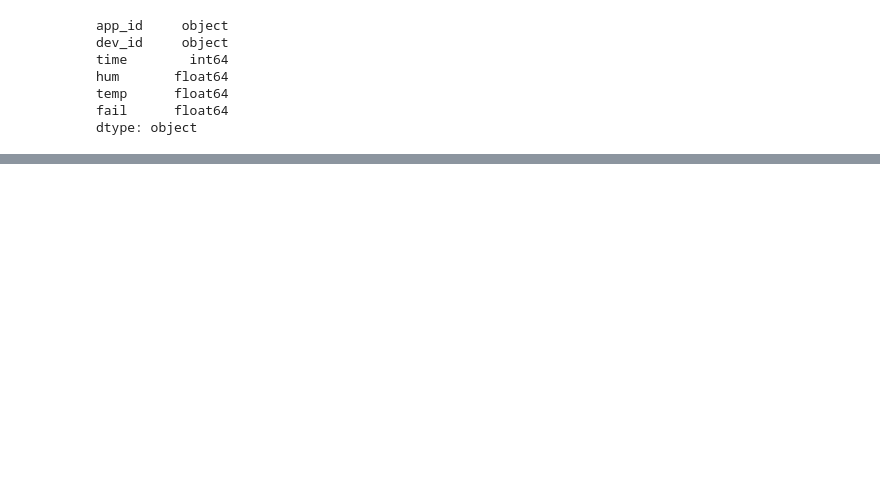
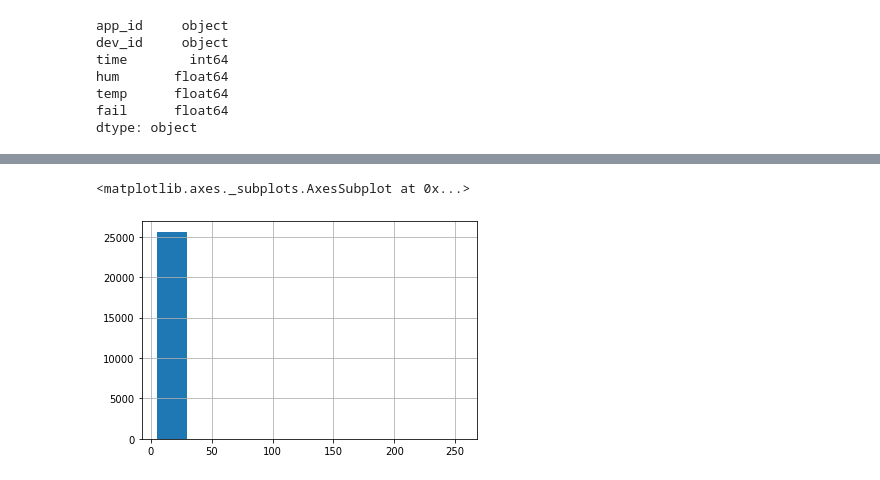
Before and after one commit to sensemakersamsterdam/sensemakers-iot-platform-2019, a Jupyter notebook: notebooks/demo1.ipynb, the cells around one changed output, grey strips where cells are left out. Cells and saved outputs as stored; diff of their text form; code cells hidden in the pictures; blank space fills up the shorter version.

```diff
--- a/notebooks/demo1.ipynb
+++ b/notebooks/demo1.ipynb
@@ -213,0 +272,5 @@ df.describe()
+# %%
+df2["temp"].hist()
+# %% [output]
+<matplotlib.axes._subplots.AxesSubplot at 0x...>
+[figure, added]
```
Also changed, not shown: parts of 35 cells of this notebook.
